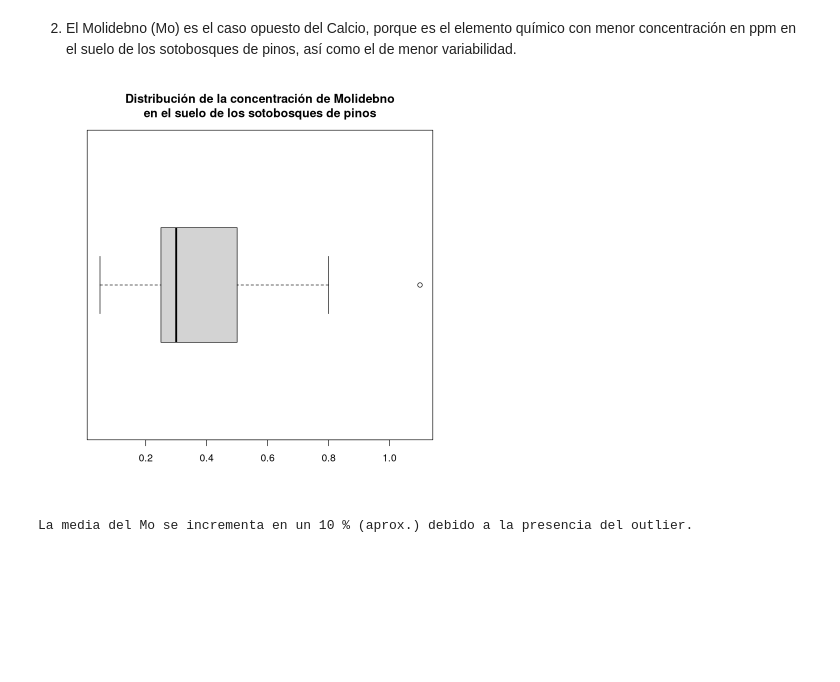
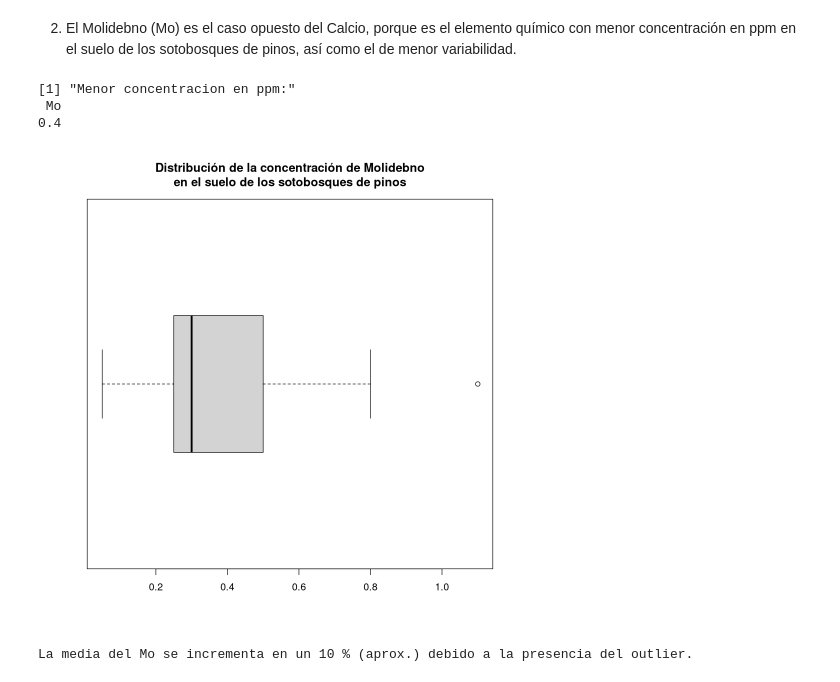
Before and after one commit to HugoVarelaSanchez/MEDAD_Vegetales, a Jupyter notebook: script.ipynb, the cells around one changed output. Drawn from its saved outputs; the diff is of its cells as text; code cells hidden in the pictures; blank space fills up the shorter version.

```diff
--- a/script.ipynb
+++ b/script.ipynb
@@ -89,13 +98,17 @@ hist(df_numeric$Ca,
 # %% [markdown]
 2. El Molidebno (Mo) es el caso opuesto del Calcio, porque es el elemento químico con menor concentración en ppm en el suelo de los sotobosques de pinos, así como el de menor variabilidad.
 # %%
-which.min(ppm_mean)
+min_ppm <- which.min(ppm_mean)
+print("Menor concentracion en ppm:"); print(ppm_mean[min_ppm])
 # Distribucion
 boxplot(df_numeric[, "Mo"],
         horizontal = T,
         main = "Distribución de la concentración de Molidebno\nen el suelo de los sotobosques de pinos")
 # %% [output]
+[1] "Menor concentracion en ppm:"
+ Mo
+0.4
-[figure, old version]
+[figure, new version]
 # %%
 # Se observa la presencia de un dato tipico en la muestra
 outlier <- df_numeric[which.max(df_numeric$Mo), "Mo"]
```
Also changed, not shown: parts of 23 cells of this notebook.
